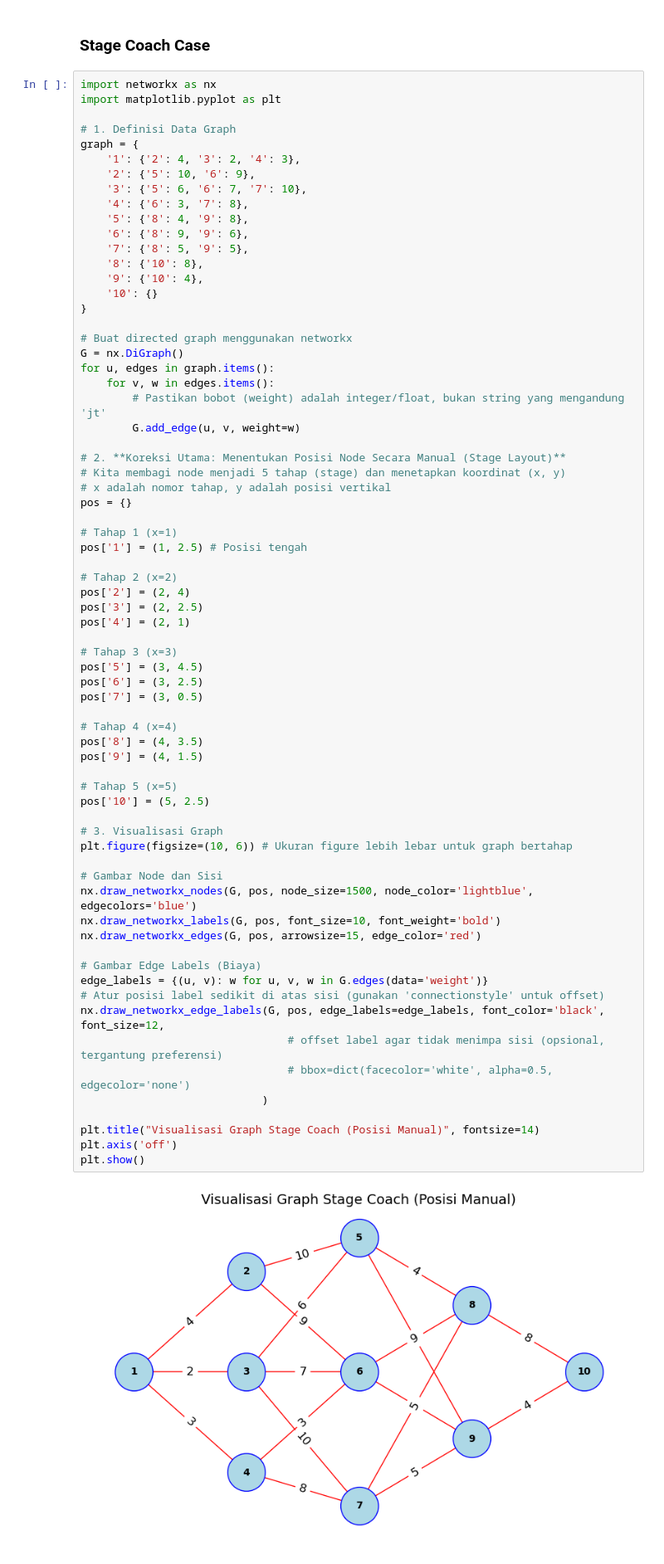
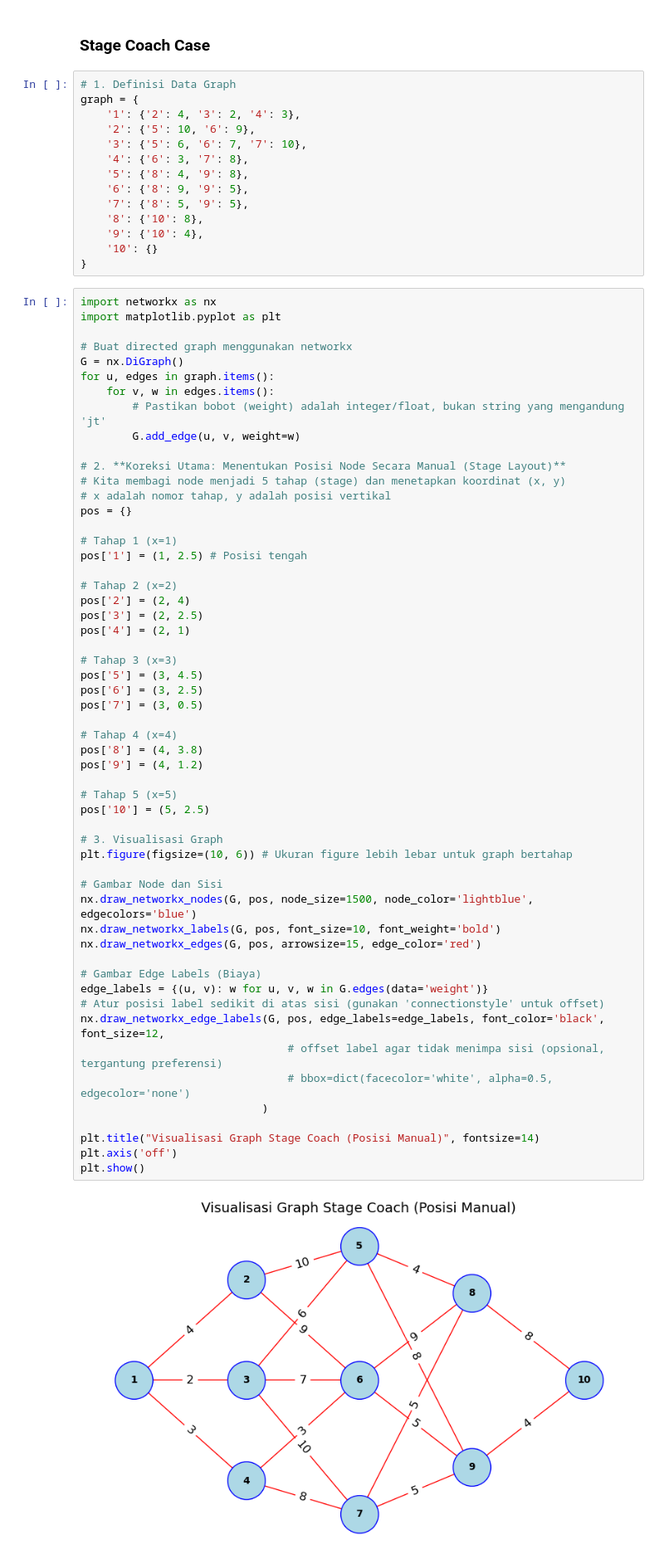
Before and after one commit to rainerhosch/kompleksitas-algoritma, a Jupyter notebook: pertemuan-12/playground12.ipynb, the cells around one changed output. Shown: that part at 83% size. Drawn from its saved outputs; the diff is of its cells as text.

```diff
--- a/pertemuan-12/playground12.ipynb
+++ b/pertemuan-12/playground12.ipynb
@@ -111,23 +111,23 @@ print(f"Bilangan Fibonacci ke-{n_case} adalah: {fib_result}")
 Bilangan Fibonacci ke-10 adalah: 55
 # %% [markdown]
 ### Stage Coach Case
+# %%
+# 1. Definisi Data Graph
+graph = {
+    '1': {'2': 4, '3': 2, '4': 3},
+    '2': {'5': 10, '6': 9},
+    '3': {'5': 6, '6': 7, '7': 10},
+    '4': {'6': 3, '7': 8},
+    '5': {'8': 4, '9': 8},
+    '6': {'8': 9, '9': 5},
+    '7': {'8': 5, '9': 5},
+    '8': {'10': 8},
+    '9': {'10': 4},
+    '10': {}
+}
 # %%
 import networkx as nx
 import matplotlib.pyplot as plt
-
-# 1. Definisi Data Graph
-graph = {
-    '1': {'2': 4, '3': 2, '4': 3},
-    '2': {'5': 10, '6': 9},
-    '3': {'5': 6, '6': 7, '7': 10},
-    '4': {'6': 3, '7': 8},
-    '5': {'8': 4, '9': 8},
-    '6': {'8': 9, '9': 6},
-    '7': {'8': 5, '9': 5},
-    '8': {'10': 8},
-    '9': {'10': 4},
-    '10': {}
-}
 
 # Buat directed graph menggunakan networkx
 G = nx.DiGraph()
@@ -152,33 +152,33 @@ pos['4'] = (2, 1)
 # Tahap 3 (x=3)
 pos['5'] = (3, 4.5)
 pos['6'] = (3, 2.5)
 pos['7'] = (3, 0.5)
 
 # Tahap 4 (x=4)
-pos['8'] = (4, 3.5)
-pos['9'] = (4, 1.5)
+pos['8'] = (4, 3.8)
+pos['9'] = (4, 1.2)
 
 # Tahap 5 (x=5)
 pos['10'] = (5, 2.5)
 
 # 3. Visualisasi Graph
 plt.figure(figsize=(10, 6)) # Ukuran figure lebih lebar untuk graph bertahap
 
 # Gambar Node dan Sisi
 nx.draw_networkx_nodes(G, pos, node_size=1500, node_color='lightblue', edgecolors='blue')
 nx.draw_networkx_labels(G, pos, font_size=10, font_weight='bold')
 nx.draw_networkx_edges(G, pos, arrowsize=15, edge_color='red')
 
 # Gambar Edge Labels (Biaya)
 edge_labels = {(u, v): w for u, v, w in G.edges(data='weight')}
 # Atur posisi label sedikit di atas sisi (gunakan 'connectionstyle' untuk offset)
 nx.draw_networkx_edge_labels(G, pos, edge_labels=edge_labels, font_color='black', font_size=12,
                                 # offset label agar tidak menimpa sisi (opsional, tergantung preferensi)
                                 # bbox=dict(facecolor='white', alpha=0.5, edgecolor='none')
                             )
 
 plt.title("Visualisasi Graph Stage Coach (Posisi Manual)", fontsize=14)
 plt.axis('off')
 plt.show()
 # %% [output]
-[figure, old version]
+[figure, new version]
```
Also changed, not shown: parts of 3 cells of this notebook, 11 other files.
